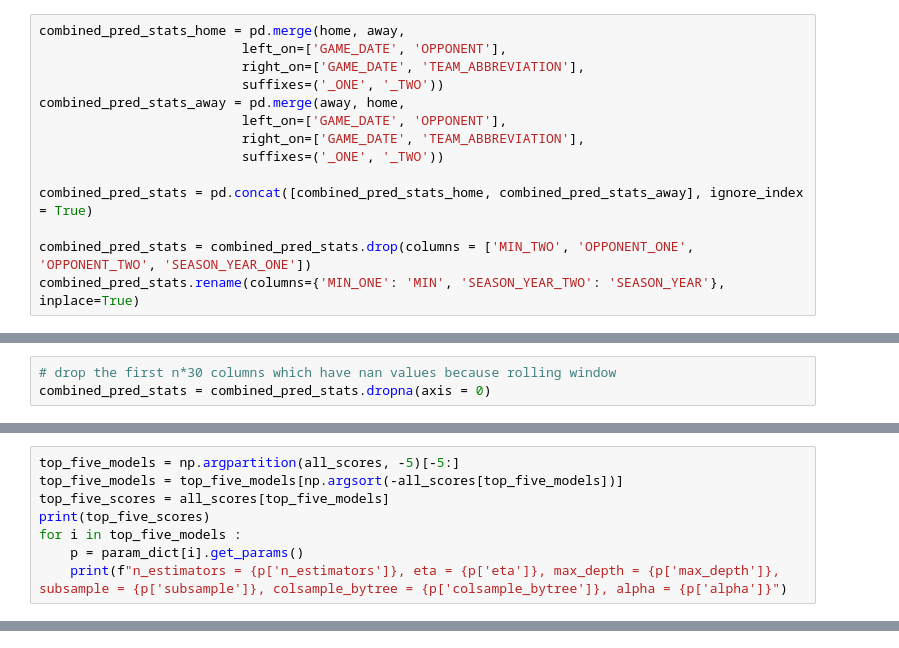
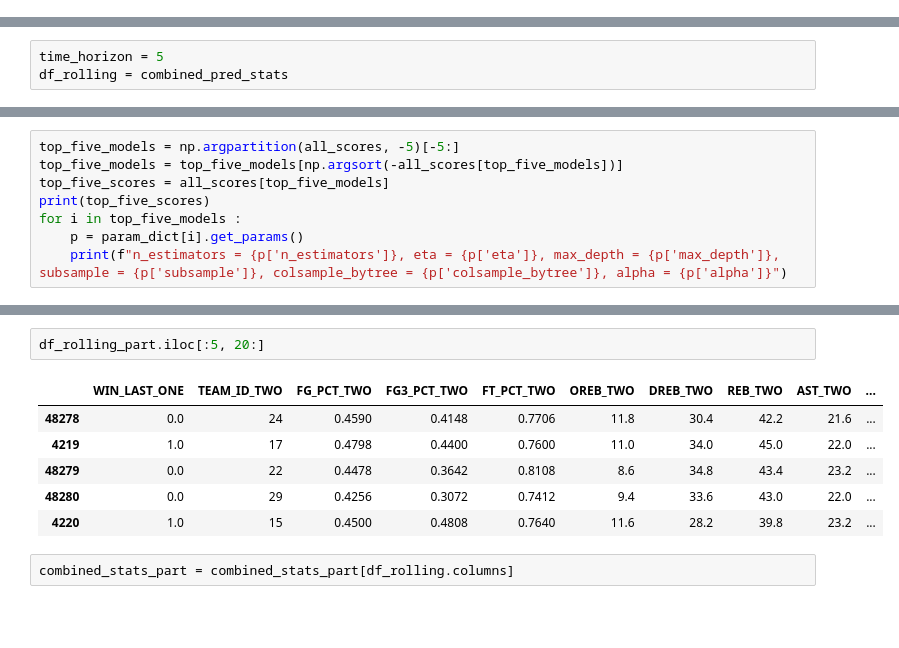
Before and after one commit to tanmbillawala/nba_game_predictor, a Jupyter notebook: CMPE257Project.ipynb, the cells around one changed output, grey strips where cells are left out. Drawn from its saved outputs; the diff is of its cells as text; blank space fills up the shorter version.

```diff
--- a/CMPE257Project.ipynb
+++ b/CMPE257Project.ipynb
@@ -456,14 +562,0 @@ away = pred_stats[pred_stats['HOME'] == 0]
-# %%
-combined_pred_stats_home = pd.merge(home, away,
-                          left_on=['GAME_DATE', 'OPPONENT'],
-                          right_on=['GAME_DATE', 'TEAM_ABBREVIATION'],
-                          suffixes=('_ONE', '_TWO'))
-combined_pred_stats_away = pd.merge(away, home,
-                          left_on=['GAME_DATE', 'OPPONENT'],
-                          right_on=['GAME_DATE', 'TEAM_ABBREVIATION'],
-                          suffixes=('_ONE', '_TWO'))
-
-combined_pred_stats = pd.concat([combined_pred_stats_home, combined_pred_stats_away], ignore_index = True)
-
-combined_pred_stats = combined_pred_stats.drop(columns = ['MIN_TWO', 'OPPONENT_ONE', 'OPPONENT_TWO', 'SEASON_YEAR_ONE'])
-combined_pred_stats.rename(columns={'MIN_ONE': 'MIN', 'SEASON_YEAR_TWO': 'SEASON_YEAR'}, inplace=True)
@@ -472,3 +562,0 @@ combined_pred_stats.shape
-# %%
-# drop the first n*30 columns which have nan values because rolling window
-combined_pred_stats = combined_pred_stats.dropna(axis = 0)
@@ -739 +832,4 @@ rmse_tuned
+# %%
+time_horizon = 5
+df_rolling = combined_pred_stats
 # %%
@@ -1034,0 +1192,11 @@ print("Score:", correct / games)
+# %%
+df_rolling_part.iloc[:5, 20:]
+# %% [output]
+|  | WIN_LAST_ONE | TEAM_ID_TWO | FG_PCT_TWO | FG3_PCT_TWO | FT_PCT_TWO | OREB_TWO | DREB_TWO | REB_TWO | AST_TWO | ... |
+| 48278 | 0.0 | 24 | 0.4590 | 0.4148 | 0.7706 | 11.8 | 30.4 | 42.2 | 21.6 | ... |
+| 4219 | 1.0 | 17 | 0.4798 | 0.4400 | 0.7600 | 11.0 | 34.0 | 45.0 | 22.0 | ... |
+| 48279 | 0.0 | 22 | 0.4478 | 0.3642 | 0.8108 | 8.6 | 34.8 | 43.4 | 23.2 | ... |
+| 48280 | 0.0 | 29 | 0.4256 | 0.3072 | 0.7412 | 9.4 | 33.6 | 43.0 | 22.0 | ... |
+| 4220 | 1.0 | 15 | 0.4500 | 0.4808 | 0.7640 | 11.6 | 28.2 | 39.8 | 23.2 | ... |
+# %%
+combined_stats_part = combined_stats_part[df_rolling.columns]
```
Also changed, not shown: parts of 78 cells of this notebook, 2 other files.
